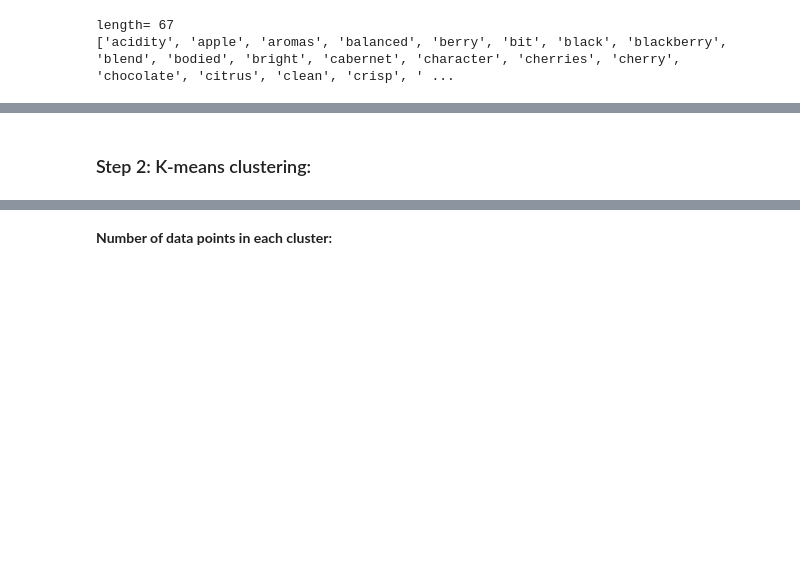
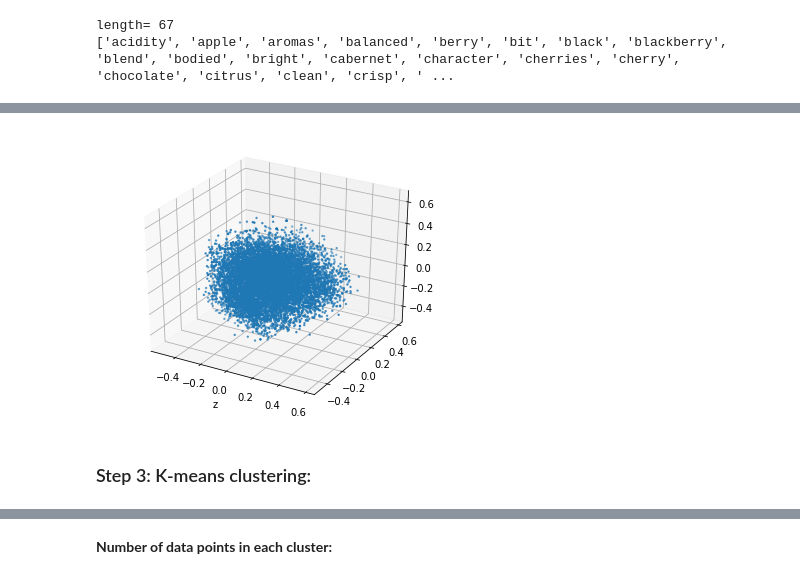
Before and after one commit to twocau/NLP-Wine_Review, a Jupyter notebook: NLP_bag_of_words.ipynb, the cells around one changed output, grey strips where cells are left out. Drawn from its saved outputs; the diff is of its cells as text; code cells hidden in the pictures; blank space fills up the shorter version.

```diff
--- a/NLP_bag_of_words.ipynb
+++ b/NLP_bag_of_words.ipynb
@@ -139,0 +154,6 @@ length= 67
+# %%
+t_df = pd.DataFrame(data=coo_matrix, columns=words)
+
+# Save vectorized dataframe:
+t_df.to_csv('data/word_matrix_v1.csv')
+t_df = pd.read_csv('data/word_matrix_v1.csv')
@@ -140,4 +170,17 @@ length= 67
+# %%
+pca = PCA(n_components=3)
+pca_t_matrix = pca.fit_transform(t_df.values)
+# %%
+fig = plt.figure(figsize=[6, 5])
+ax = fig.add_subplot(111, projection='3d')
+ax.scatter(pca_t_matrix[::10, 0], pca_t_matrix[::10, 1], pca_t_matrix[::10, 2], marker='o', s=2)
+ax.set_xlabel('x')
+ax.set_xlabel('y')
+ax.set_xlabel('z')
+plt.show()
+# %% [output]
+[figure, added]
 # %% [markdown]
-### Step 2: K-means clustering:
+### Step 3: K-means clustering:
 # %%
 from sklearn.cluster import KMeans
```
Also changed, not shown: parts of 23 cells of this notebook.
